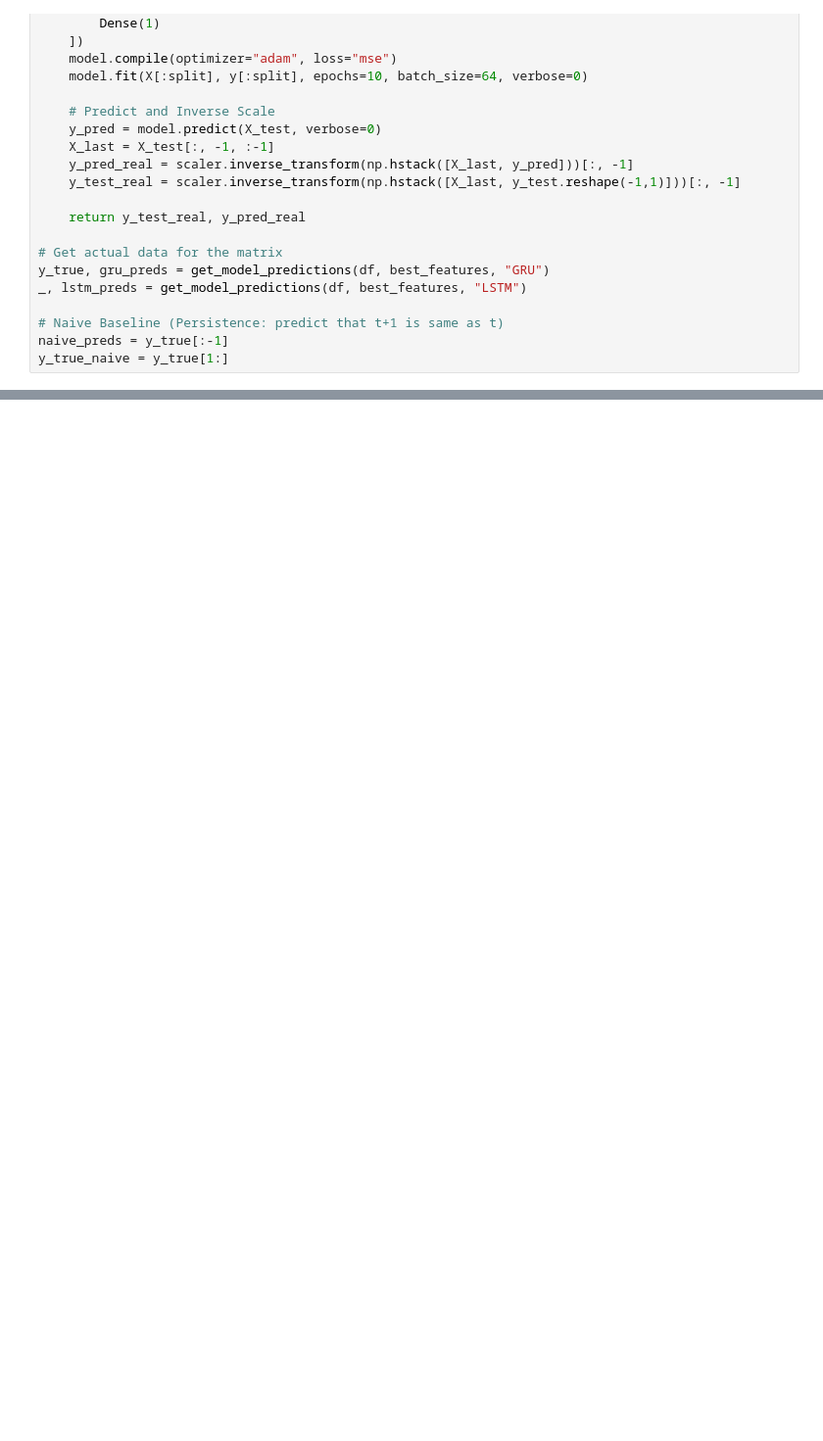
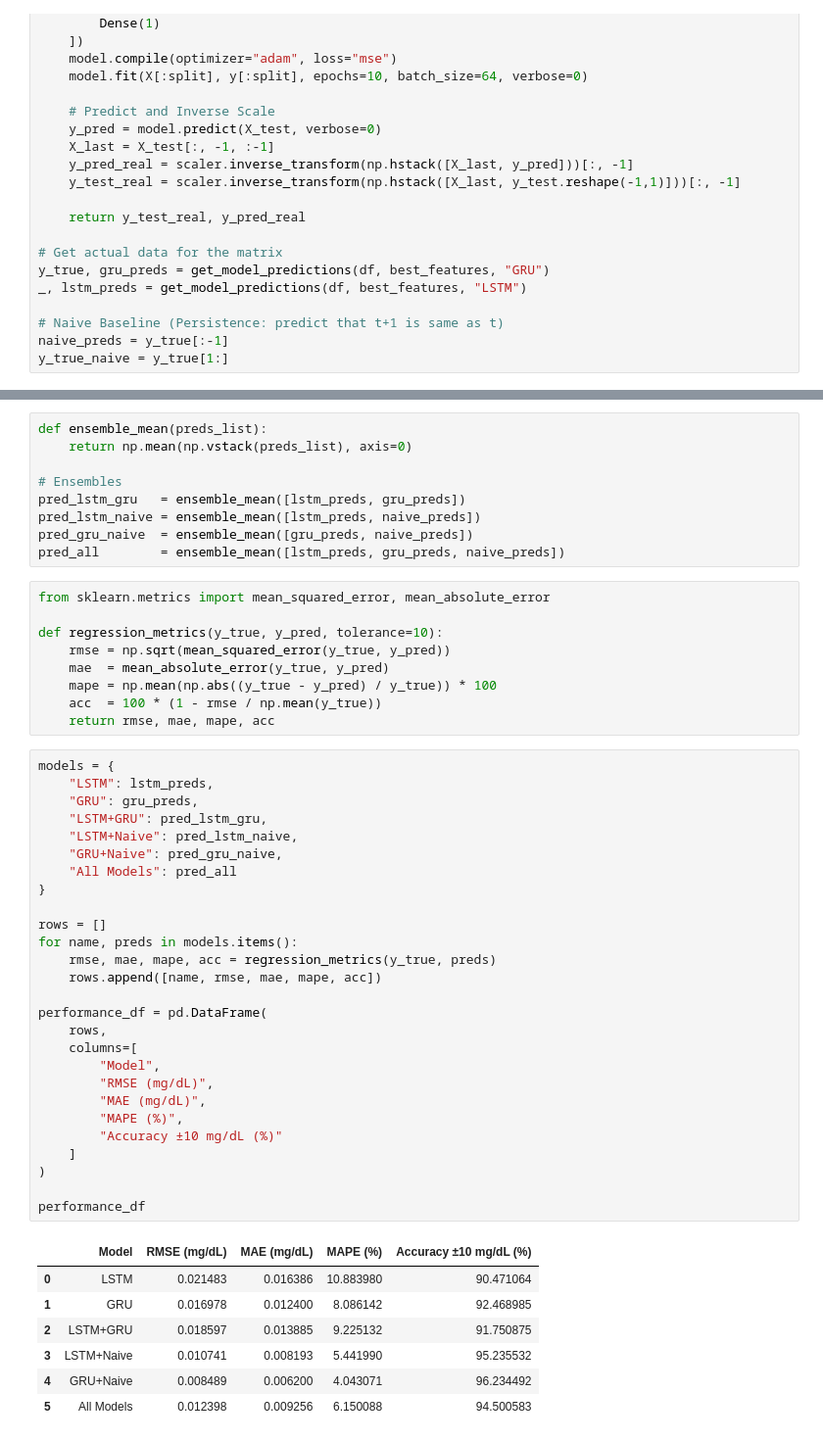
Before and after one commit to Glucora/Ai-Powered-System-for-Continuous-Glucose-Monitoring-and-Automated-Insulin-Delivery, a Jupyter notebook: Preprocessing/diabetes_datasets (Time-Series) - Malak/Fine Tuned GRU, LSTM, HMM Malak's dataset.ipynb, the cells around one changed output, grey strips where cells are left out. Shown at 98% size. Cells and saved outputs as stored; diff of their text form; blank space fills up the shorter version.

```diff
--- a/Preprocessing/diabetes_datasets (Time-Series) - Malak/Fine Tuned GRU, LSTM, HMM Malak's dataset.ipynb
+++ b/Preprocessing/diabetes_datasets (Time-Series) - Malak/Fine Tuned GRU, LSTM, HMM Malak's dataset.ipynb
@@ -335,0 +346,53 @@ performance_matrix
+# %%
+def ensemble_mean(preds_list):
+    return np.mean(np.vstack(preds_list), axis=0)
+
+# Ensembles
+pred_lstm_gru   = ensemble_mean([lstm_preds, gru_preds])
+pred_lstm_naive = ensemble_mean([lstm_preds, naive_preds])
+pred_gru_naive  = ensemble_mean([gru_preds, naive_preds])
+pred_all        = ensemble_mean([lstm_preds, gru_preds, naive_preds])
+# %%
+from sklearn.metrics import mean_squared_error, mean_absolute_error
+
+def regression_metrics(y_true, y_pred, tolerance=10):
+    rmse = np.sqrt(mean_squared_error(y_true, y_pred))
+    mae  = mean_absolute_error(y_true, y_pred)
+    mape = np.mean(np.abs((y_true - y_pred) / y_true)) * 100
+    acc  = 100 * (1 - rmse / np.mean(y_true))
+    return rmse, mae, mape, acc
+# %%
+models = {
+    "LSTM": lstm_preds,
+    "GRU": gru_preds,
+    "LSTM+GRU": pred_lstm_gru,
+    "LSTM+Naive": pred_lstm_naive,
+    "GRU+Naive": pred_gru_naive,
+    "All Models": pred_all
+}
+
+rows = []
+for name, preds in models.items():
+    rmse, mae, mape, acc = regression_metrics(y_true, preds)
+    rows.append([name, rmse, mae, mape, acc])
+
+performance_df = pd.DataFrame(
+    rows,
+    columns=[
+        "Model",
+        "RMSE (mg/dL)",
+        "MAE (mg/dL)",
+        "MAPE (%)",
+        "Accuracy ±10 mg/dL (%)"
+    ]
+)
+
+performance_df
+# %% [output]
+|  | Model | RMSE (mg/dL) | MAE (mg/dL) | MAPE (%) | Accuracy ±10 mg/dL (%) |
+| 0 | LSTM | 0.021483 | 0.016386 | 10.883980 | 90.471064 |
+| 1 | GRU | 0.016978 | 0.012400 | 8.086142 | 92.468985 |
+| 2 | LSTM+GRU | 0.018597 | 0.013885 | 9.225132 | 91.750875 |
+| 3 | LSTM+Naive | 0.010741 | 0.008193 | 5.441990 | 95.235532 |
+| 4 | GRU+Naive | 0.008489 | 0.006200 | 4.043071 | 96.234492 |
+| 5 | All Models | 0.012398 | 0.009256 | 6.150088 | 94.500583 |
```
Also changed, not shown: parts of 8 cells of this notebook, 2 other files.
